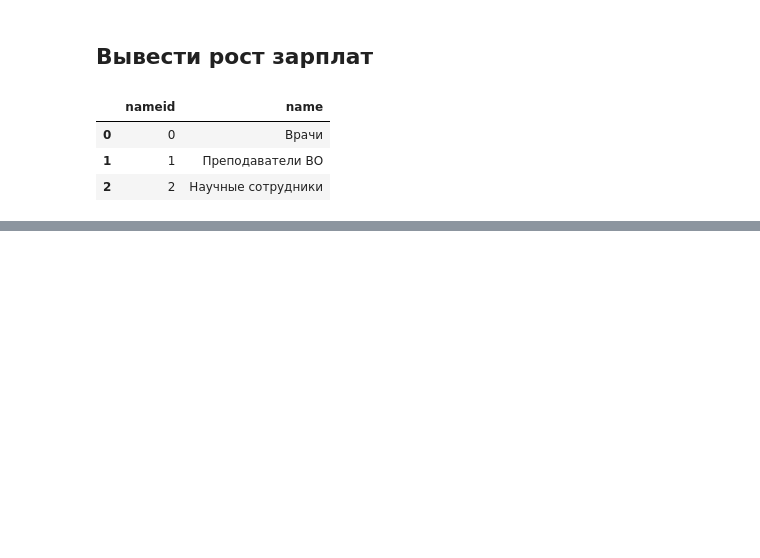
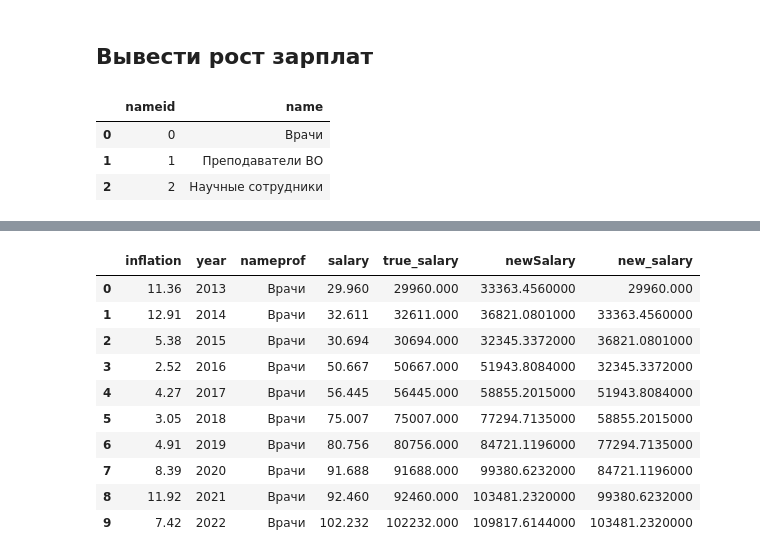
Before and after one commit to vladimir-vova/RevenueAnalyst, a Jupyter notebook: test.ipynb, the cells around one changed output, grey strips where cells are left out. Saved outputs shown, nothing was run; the diff lists cells and outputs as text; code cells hidden in the pictures; blank space fills up the shorter version.

```diff
--- a/test.ipynb
+++ b/test.ipynb
@@ -64,7 +64,7 @@ order by to_char(i.infdata, 'YYYY');"""
 cursor.execute(query)
 data = cursor.fetchall()
 cursor.close()
-InfDf = pd.DataFrame(data, columns = ['year', 'inflation'])
+InfDf = pd.DataFrame(data, columns = ['years', 'inflation'])
 # %% [markdown]
 ## Вывод инфляции на изображение
 # %%
@@ -133,0 +129,15 @@ plt.show()
+# %%
+newDf['new_salary'] = pd.concat([pd.Series(newDf.iloc[0,4]),newDf[:-1]['newSalary']], ignore_index = True)
+newDf
+# %% [output]
+|  | inflation | year | nameprof | salary | true_salary | newSalary | new_salary |
+| 0 | 11.36 | 2013 | Врачи | 29.960 | 29960.000 | 33363.4560000 | 29960.000 |
+| 1 | 12.91 | 2014 | Врачи | 32.611 | 32611.000 | 36821.0801000 | 33363.4560000 |
+| 2 | 5.38 | 2015 | Врачи | 30.694 | 30694.000 | 32345.3372000 | 36821.0801000 |
+| 3 | 2.52 | 2016 | Врачи | 50.667 | 50667.000 | 51943.8084000 | 32345.3372000 |
+| 4 | 4.27 | 2017 | Врачи | 56.445 | 56445.000 | 58855.2015000 | 51943.8084000 |
+| 5 | 3.05 | 2018 | Врачи | 75.007 | 75007.000 | 77294.7135000 | 58855.2015000 |
+| 6 | 4.91 | 2019 | Врачи | 80.756 | 80756.000 | 84721.1196000 | 77294.7135000 |
+| 7 | 8.39 | 2020 | Врачи | 91.688 | 91688.000 | 99380.6232000 | 84721.1196000 |
+| 8 | 11.92 | 2021 | Врачи | 92.460 | 92460.000 | 103481.2320000 | 99380.6232000 |
+| 9 | 7.42 | 2022 | Врачи | 102.232 | 102232.000 | 109817.6144000 | 103481.2320000 |
```
Also changed, not shown: parts of 7 cells of this notebook.
